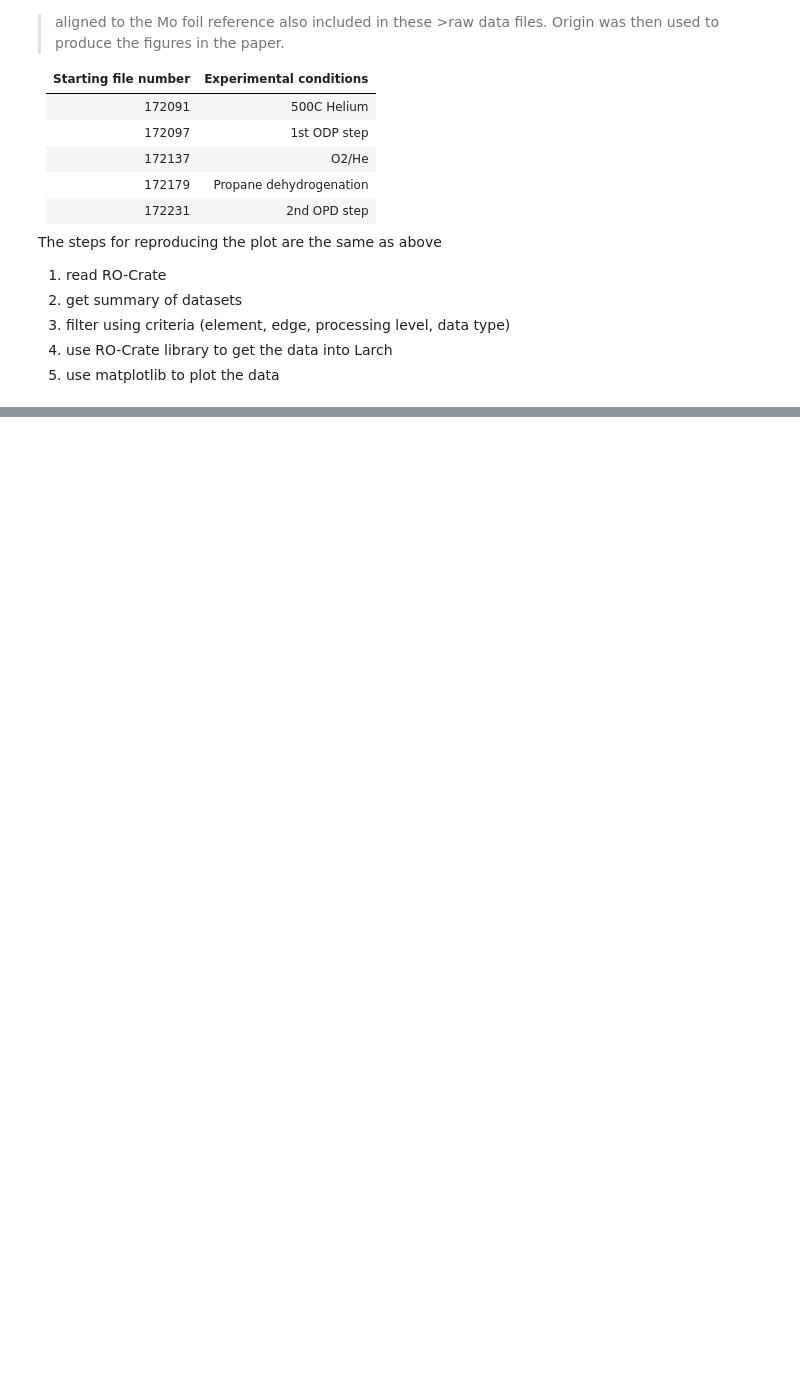
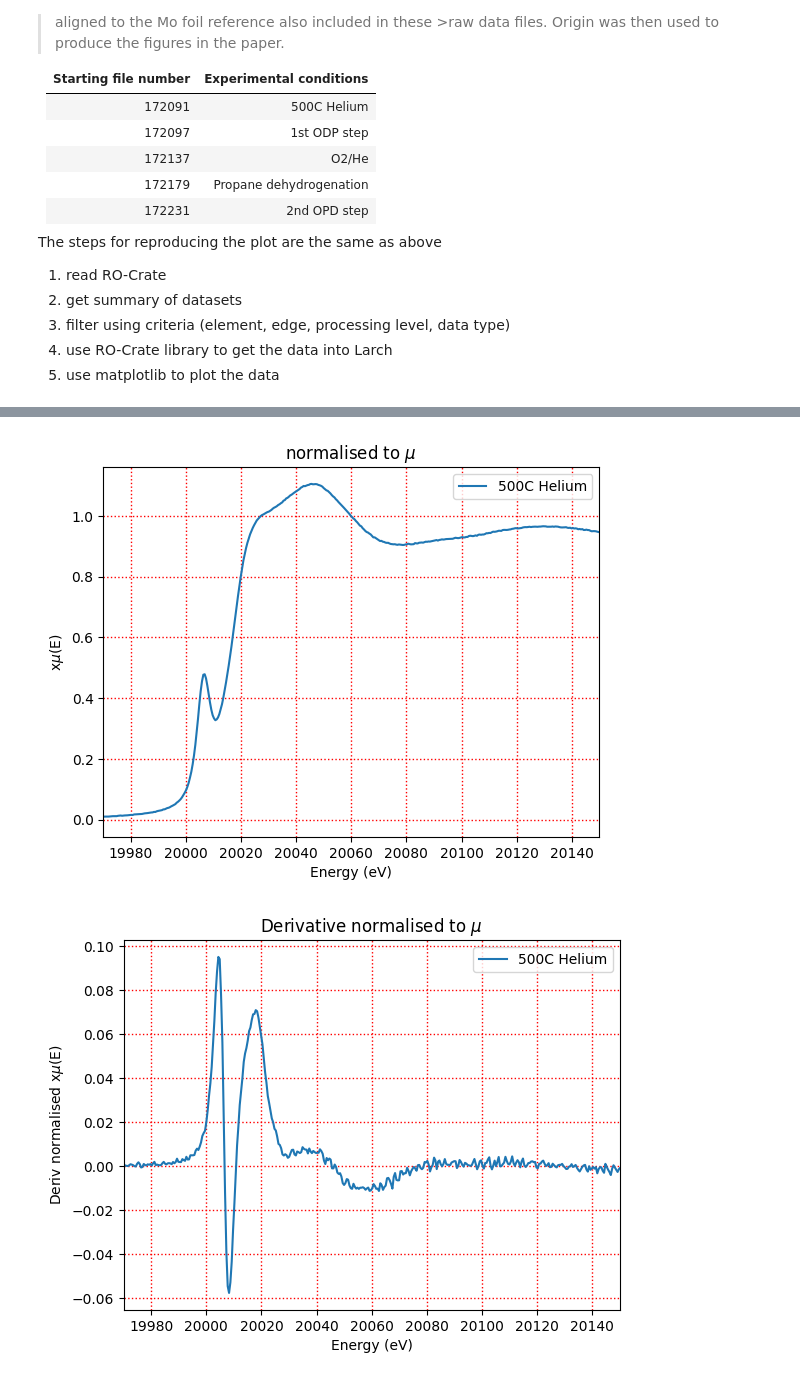
Before and after one commit to scman1/Galaxy-RO-Crate-Parse, a Jupyter notebook: Use RO-Crate Datasets.ipynb, the cells around one changed output, grey strips where cells are left out. Cells and saved outputs as stored; diff of their text form; code cells hidden in the pictures; blank space fills up the shorter version.

```diff
--- a/Use RO-Crate Datasets.ipynb
+++ b/Use RO-Crate Datasets.ipynb
@@ -447,0 +469,2 @@ display(HTML(datasets_provenance.to_html().replace("\\n","<br>")))
+# %%
+df_datasets = get_datasets_metadata(file_path)
@@ -447,0 +513,10 @@ display(HTML(datasets_provenance.to_html().replace("\\n","<br>")))
+# %%
+ds_selected = df_datasets[
+    (df_datasets["element"] == Literal("Mo")) &
+    (df_datasets["edge"] == Literal("K")) &
+    (df_datasets["file_type"] == Literal("application/vnd.demeter.athena")) &
+    (df_datasets["data_type"].isin([Literal("NEXAFS"),Literal("XAS")] )) &
+    (df_datasets["proc_level"].isin([Literal('Processed', lang='en')] ))
+    ]
+print(f"There are: {len(ds_selected)} datasets with these criteria")
+ds_selected
@@ -447,0 +636,33 @@ display(HTML(datasets_provenance.to_html().replace("\\n","<br>")))
+# %%
+#plotting library
+import matplotlib.pyplot as plt
+
+
+# advance plotting
+import lib.custom_plots as c_plots
+# inline: shows plot in notebook
+# tk: shows plot in popup
+%matplotlib inline
+
+include_groups = list(tags.values())
+for a_sample in plot_groups:
+    if plot_groups[a_sample].filename in include_groups:
+        plt = larch_reader.plot_normalised(plot_groups[a_sample])
+    break
+plt.xlim([19970, 20150])
+plt.show()
+
+for a_sample in plot_groups:
+    if plot_groups[a_sample].filename in include_groups:
+        plt = larch_reader.plot_derivative(plot_groups[a_sample])
+    break
+plt.xlim([19970, 20150])
+plt.show()
+
+these_groups = list(plot_groups.values())
+plt = c_plots.plot_normal_3db(these_groups,xlims=[19970, 20150])
+
+plt.show()
+# %% [output]
+[figure, added]
+[figure, added]
```
Also changed, not shown: parts of 16 cells of this notebook, 2 other files.
